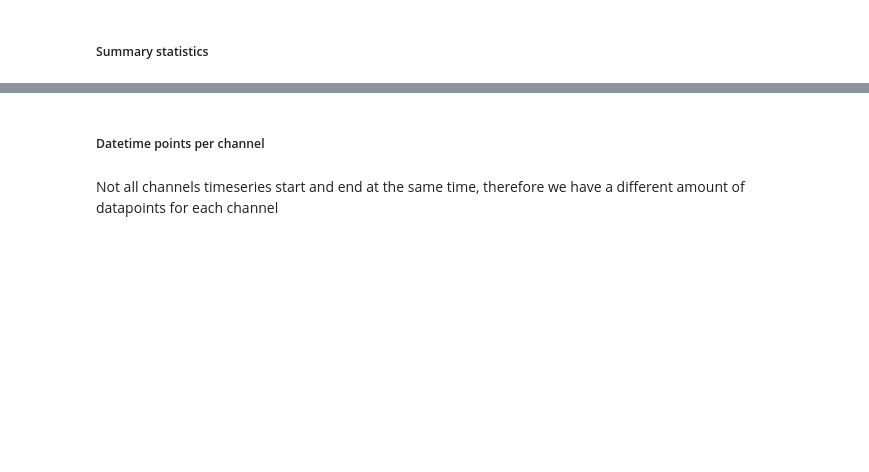
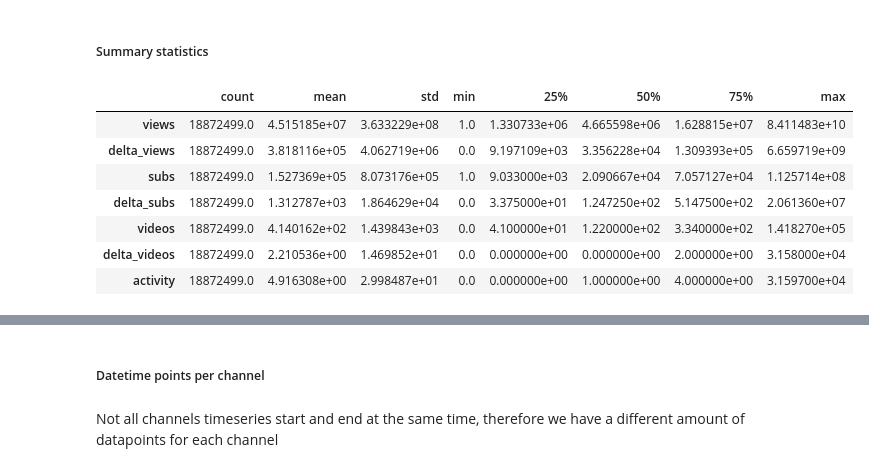
Before and after one commit to epfl-dlab/patronage_youtube, a Jupyter notebook: exploratory_data_analysis.ipynb, the cells around one changed output, grey strips where cells are left out. Cells and saved outputs as stored; diff of their text form; code cells hidden in the pictures; blank space fills up the shorter version.

```diff
--- a/exploratory_data_analysis.ipynb
+++ b/exploratory_data_analysis.ipynb
@@ -243,7 +385,16 @@ df_yt_timeseries
 # %% [markdown]
 ##### Summary statistics
 # %%
-# df_yt_timeseries.describe().T
+df_yt_timeseries.describe().T
+# %% [output]
+|  | count | mean | std | min | 25% | 50% | 75% | max |
+| views | 18872499.0 | 4.515185e+07 | 3.633229e+08 | 1.0 | 1.330733e+06 | 4.665598e+06 | 1.628815e+07 | 8.411483e+10 |
+| delta_views | 18872499.0 | 3.818116e+05 | 4.062719e+06 | 0.0 | 9.197109e+03 | 3.356228e+04 | 1.309393e+05 | 6.659719e+09 |
+| subs | 18872499.0 | 1.527369e+05 | 8.073176e+05 | 1.0 | 9.033000e+03 | 2.090667e+04 | 7.057127e+04 | 1.125714e+08 |
+| delta_subs | 18872499.0 | 1.312787e+03 | 1.864629e+04 | 0.0 | 3.375000e+01 | 1.247250e+02 | 5.147500e+02 | 2.061360e+07 |
+| videos | 18872499.0 | 4.140162e+02 | 1.439843e+03 | 0.0 | 4.100000e+01 | 1.220000e+02 | 3.340000e+02 | 1.418270e+05 |
+| delta_videos | 18872499.0 | 2.210536e+00 | 1.469852e+01 | 0.0 | 0.000000e+00 | 0.000000e+00 | 2.000000e+00 | 3.158000e+04 |
+| activity | 18872499.0 | 4.916308e+00 | 2.998487e+01 | 0.0 | 0.000000e+00 | 1.000000e+00 | 4.000000e+00 | 3.159700e+04 |
 # %%
 yt_ts_uniq_chan_cnt = df_yt_timeseries['channel'].nunique()
 
```
Also changed, not shown: parts of 49 cells of this notebook.
